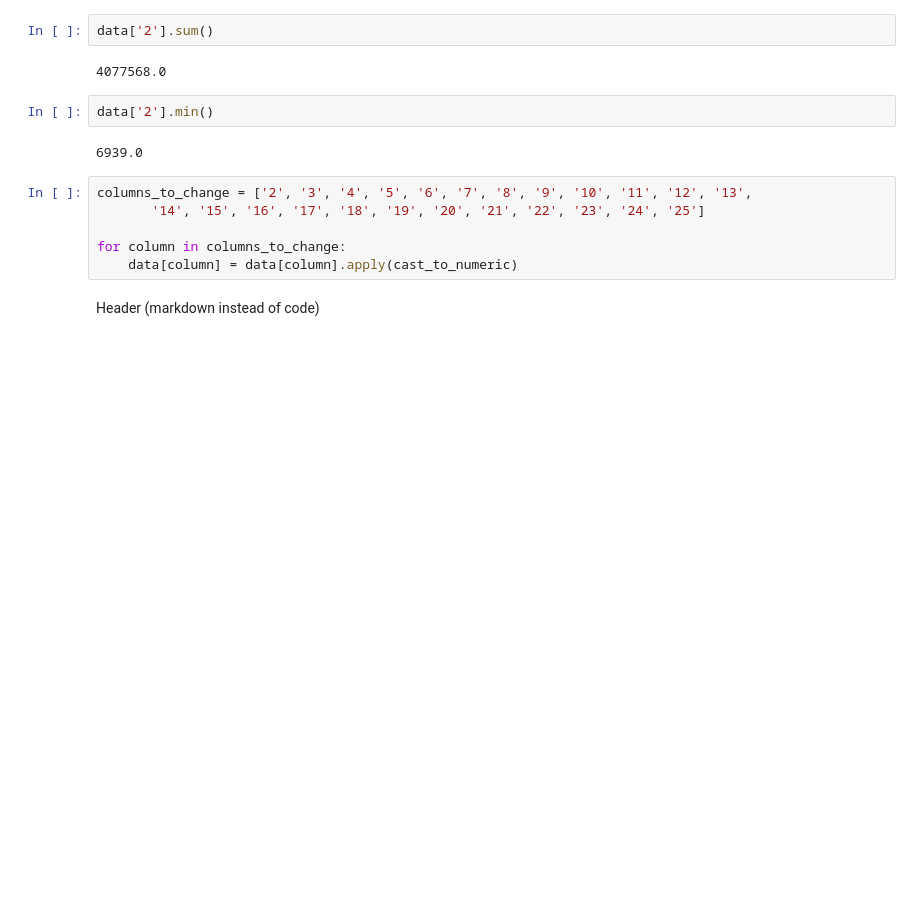
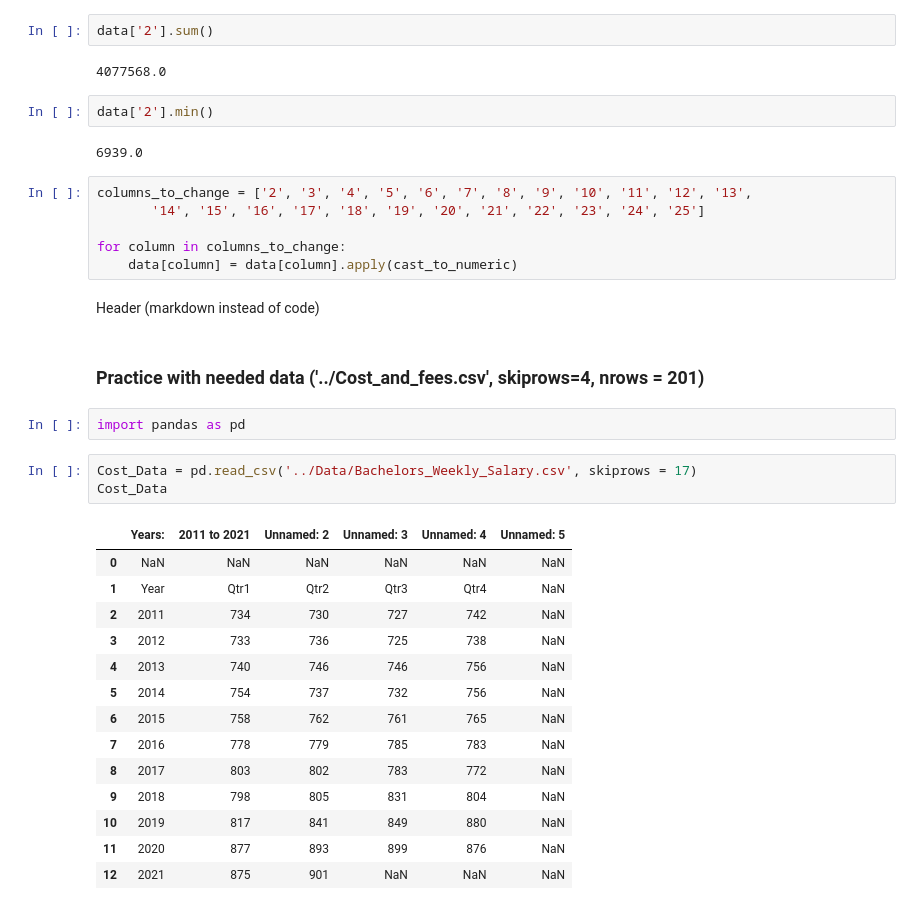
Before and after one commit to SierraAndrews01/Monetary-Value-of-College, a Jupyter notebook: Files/My Intro to Python.ipynb, the cells around one changed output. Saved outputs shown, nothing was run; the diff lists cells and outputs as text; blank space fills up the shorter version.

Commit message:
Practice loading data

```diff
--- a/Files/My Intro to Python.ipynb
+++ b/Files/My Intro to Python.ipynb
@@ -127,3 +127,25 @@ for column in columns_to_change:
     data[column] = data[column].apply(cast_to_numeric)
 # %% [markdown]
 Header (markdown instead of code)
+# %% [markdown]
+### Practice with needed data      ('../Cost_and_fees.csv', skiprows=4, nrows = 201)
+# %%
+import pandas as pd
+# %%
+Cost_Data = pd.read_csv('../Data/Bachelors_Weekly_Salary.csv', skiprows = 17)
+Cost_Data
+# %% [output]
+|  | Years: | 2011 to 2021 | Unnamed: 2 | Unnamed: 3 | Unnamed: 4 | Unnamed: 5 |
+| 0 | NaN | NaN | NaN | NaN | NaN | NaN |
+| 1 | Year | Qtr1 | Qtr2 | Qtr3 | Qtr4 | NaN |
+| 2 | 2011 | 734 | 730 | 727 | 742 | NaN |
+| 3 | 2012 | 733 | 736 | 725 | 738 | NaN |
+| 4 | 2013 | 740 | 746 | 746 | 756 | NaN |
+| 5 | 2014 | 754 | 737 | 732 | 756 | NaN |
+| 6 | 2015 | 758 | 762 | 761 | 765 | NaN |
+| 7 | 2016 | 778 | 779 | 785 | 783 | NaN |
+| 8 | 2017 | 803 | 802 | 783 | 772 | NaN |
+| 9 | 2018 | 798 | 805 | 831 | 804 | NaN |
+| 10 | 2019 | 817 | 841 | 849 | 880 | NaN |
+| 11 | 2020 | 877 | 893 | 899 | 876 | NaN |
+| 12 | 2021 | 875 | 901 | NaN | NaN | NaN |
```
Also changed, not shown: parts of 3 cells of this notebook, 2 other files.
